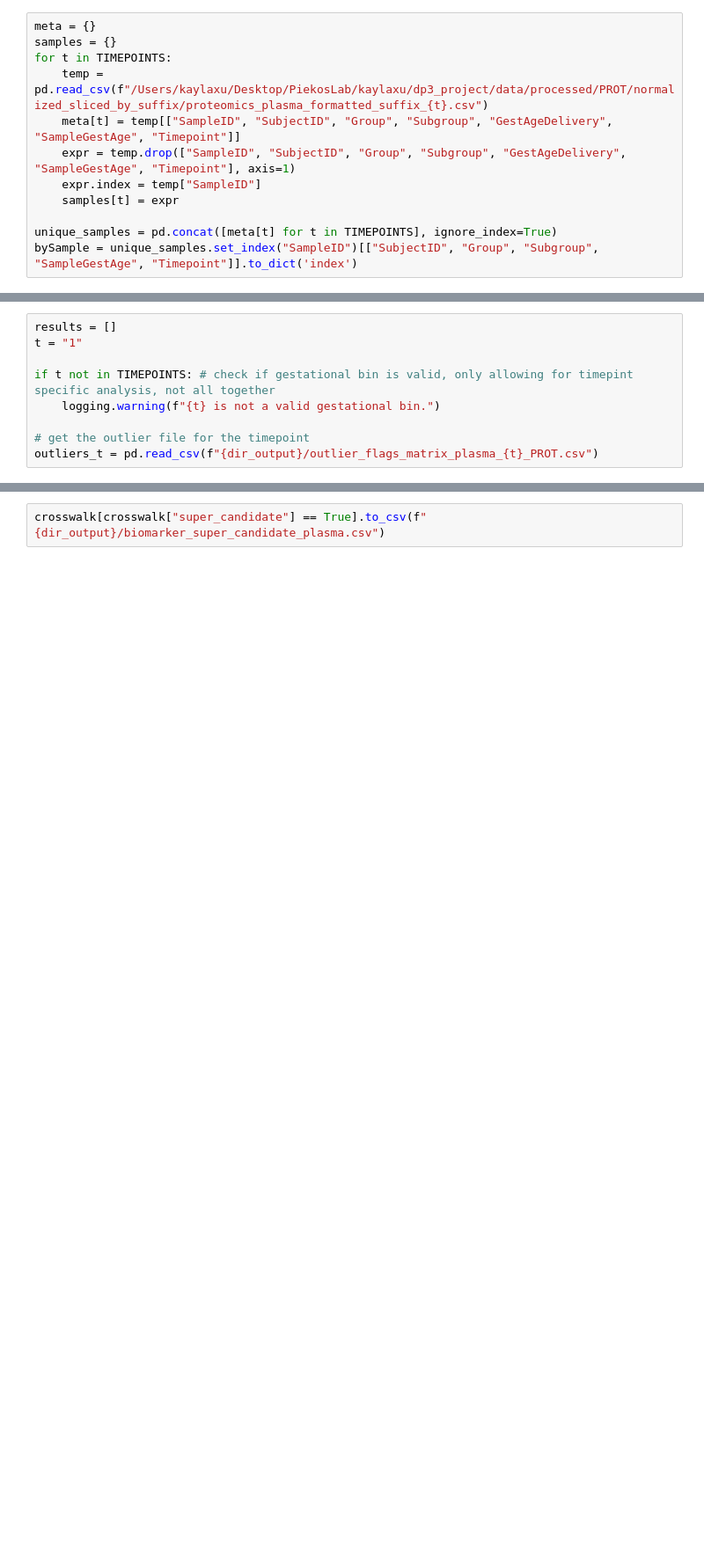
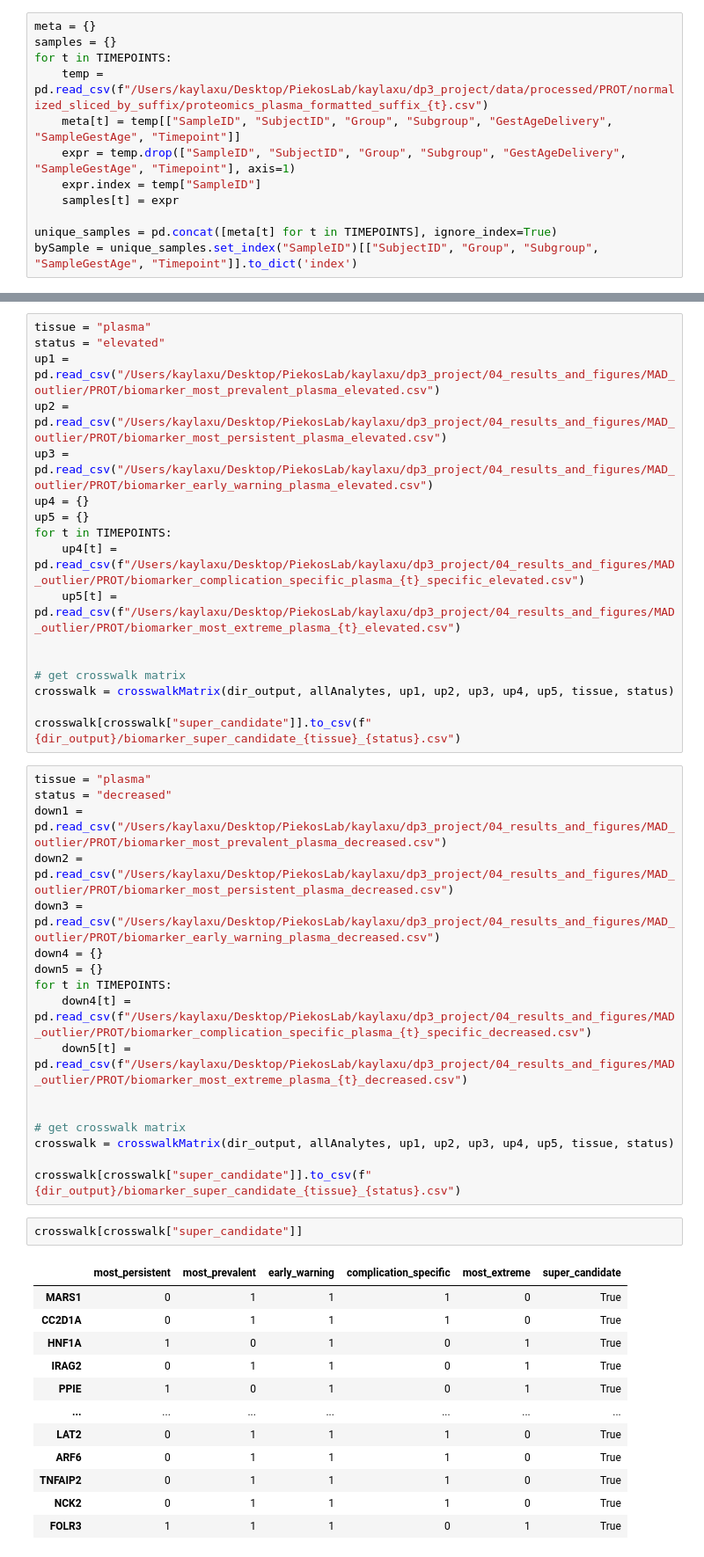
Before and after one commit to spiekos/PiekosLab, a Jupyter notebook: kaylaxu/dp3_project/02_exploratory_analysis/MAD_outlierAnalysis/PROT_MAD.ipynb, the cells around one changed output, grey strips where cells are left out. Shown at 88% size. Saved outputs shown, nothing was run; the diff lists cells and outputs as text; blank space fills up the shorter version.

Commit message:
completed PROT MAD super candidate identification

```diff
--- a/kaylaxu/dp3_project/02_exploratory_analysis/MAD_outlierAnalysis/PROT_MAD.ipynb
+++ b/kaylaxu/dp3_project/02_exploratory_analysis/MAD_outlierAnalysis/PROT_MAD.ipynb
@@ -718,9 +841,0 @@ crosswalk = crosswalkMatrix(dir_output, allAnalytes, prevalentMarkers, persisten
-# %%
-results = []
-t = "1"
-
-if t not in TIMEPOINTS: # check if gestational bin is valid, only allowing for timepint specific analysis, not all together
-    logging.warning(f"{t} is not a valid gestational bin.")
-
-# get the outlier file for the timepoint
-outliers_t = pd.read_csv(f"{dir_output}/outlier_flags_matrix_plasma_{t}_PROT.csv")
@@ -828,2 +842,49 @@ crosswalk = crosswalkMatrix(dir_output, allAnalytes, prevalentMarkers, persisten
+# %%
+tissue = "plasma"
+status = "elevated"
+up1 = pd.read_csv("/Users/kaylaxu/Desktop/PiekosLab/kaylaxu/dp3_project/04_results_and_figures/MAD_outlier/PROT/biomarker_most_prevalent_plasma_elevated.csv")
+up2 = pd.read_csv("/Users/kaylaxu/Desktop/PiekosLab/kaylaxu/dp3_project/04_results_and_figures/MAD_outlier/PROT/biomarker_most_persistent_plasma_elevated.csv")
+up3 = pd.read_csv("/Users/kaylaxu/Desktop/PiekosLab/kaylaxu/dp3_project/04_results_and_figures/MAD_outlier/PROT/biomarker_early_warning_plasma_elevated.csv")
+up4 = {}
+up5 = {}
+for t in TIMEPOINTS:
+    up4[t] = pd.read_csv(f"/Users/kaylaxu/Desktop/PiekosLab/kaylaxu/dp3_project/04_results_and_figures/MAD_outlier/PROT/biomarker_complication_specific_plasma_{t}_specific_elevated.csv")
+    up5[t] = pd.read_csv(f"/Users/kaylaxu/Desktop/PiekosLab/kaylaxu/dp3_project/04_results_and_figures/MAD_outlier/PROT/biomarker_most_extreme_plasma_{t}_elevated.csv")
+
+
+# get crosswalk matrix
+crosswalk = crosswalkMatrix(dir_output, allAnalytes, up1, up2, up3, up4, up5, tissue, status)
+
+crosswalk[crosswalk["super_candidate"]].to_csv(f"{dir_output}/biomarker_super_candidate_{tissue}_{status}.csv")
+# %%
+tissue = "plasma"
+status = "decreased"
+down1 = pd.read_csv("/Users/kaylaxu/Desktop/PiekosLab/kaylaxu/dp3_project/04_results_and_figures/MAD_outlier/PROT/biomarker_most_prevalent_plasma_decreased.csv")
+down2 = pd.read_csv("/Users/kaylaxu/Desktop/PiekosLab/kaylaxu/dp3_project/04_results_and_figures/MAD_outlier/PROT/biomarker_most_persistent_plasma_decreased.csv")
+down3 = pd.read_csv("/Users/kaylaxu/Desktop/PiekosLab/kaylaxu/dp3_project/04_results_and_figures/MAD_outlier/PROT/biomarker_early_warning_plasma_decreased.csv")
+down4 = {}
+down5 = {}
+for t in TIMEPOINTS:
+    down4[t] = pd.read_csv(f"/Users/kaylaxu/Desktop/PiekosLab/kaylaxu/dp3_project/04_results_and_figures/MAD_outlier/PROT/biomarker_complication_specific_plasma_{t}_specific_decreased.csv")
+    down5[t] = pd.read_csv(f"/Users/kaylaxu/Desktop/PiekosLab/kaylaxu/dp3_project/04_results_and_figures/MAD_outlier/PROT/biomarker_most_extreme_plasma_{t}_decreased.csv")
+
+
+# get crosswalk matrix
+crosswalk = crosswalkMatrix(dir_output, allAnalytes, up1, up2, up3, up4, up5, tissue, status)
+
+crosswalk[crosswalk["super_candidate"]].to_csv(f"{dir_output}/biomarker_super_candidate_{tissue}_{status}.csv")
 # %%
-crosswalk[crosswalk["super_candidate"] == True].to_csv(f"{dir_output}/biomarker_super_candidate_plasma.csv")
+crosswalk[crosswalk["super_candidate"]]
+# %% [output]
+|  | most_persistent | most_prevalent | early_warning | complication_specific | most_extreme | super_candidate |
+| MARS1 | 0 | 1 | 1 | 1 | 0 | True |
+| CC2D1A | 0 | 1 | 1 | 1 | 0 | True |
+| HNF1A | 1 | 0 | 1 | 0 | 1 | True |
+| IRAG2 | 0 | 1 | 1 | 0 | 1 | True |
+| PPIE | 1 | 0 | 1 | 0 | 1 | True |
+| ... | ... | ... | ... | ... | ... | ... |
+| LAT2 | 0 | 1 | 1 | 1 | 0 | True |
+| ARF6 | 0 | 1 | 1 | 1 | 0 | True |
+| TNFAIP2 | 0 | 1 | 1 | 1 | 0 | True |
+| NCK2 | 0 | 1 | 1 | 1 | 0 | True |
+| FOLR3 | 1 | 1 | 1 | 0 | 1 | True |
```
Also changed, not shown: parts of 17 cells of this notebook, 1 other file.
